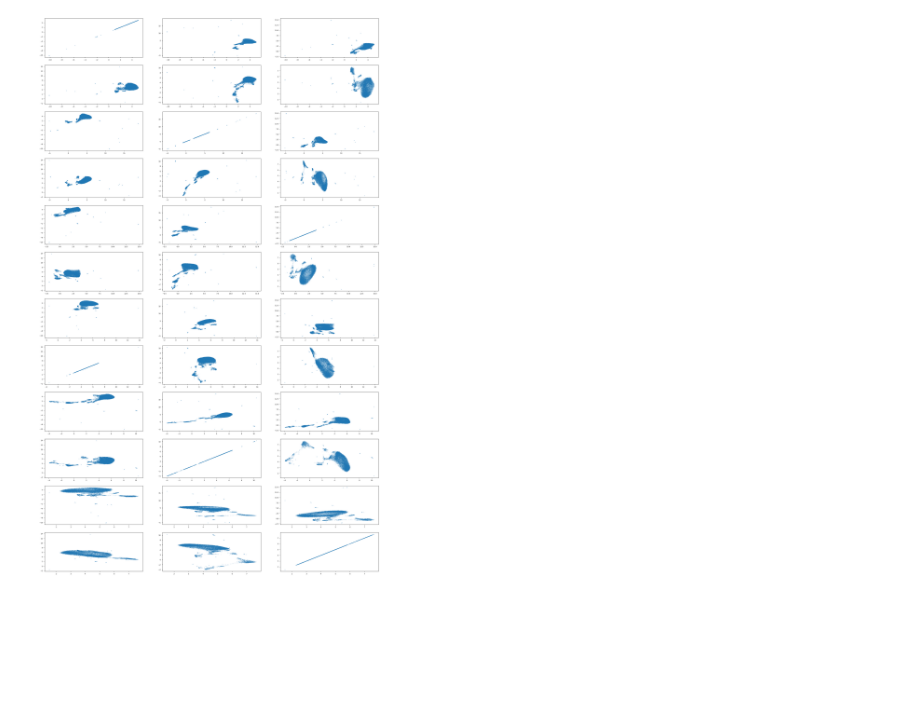
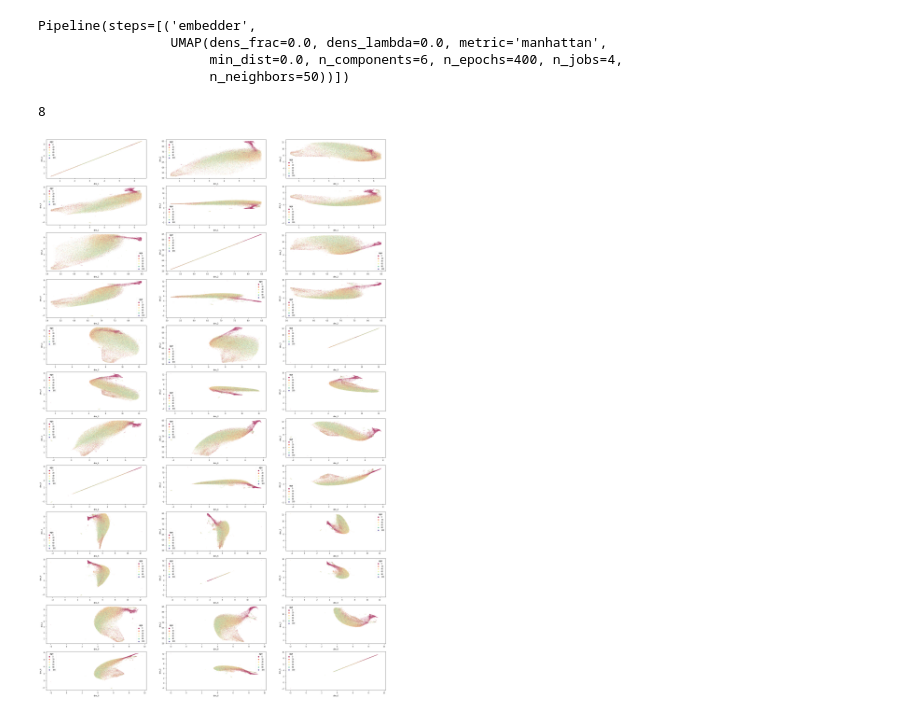
Before and after one commit to HJJoosse/celldyn_embedder, a Jupyter notebook: sandbox/create_embedded_Data.ipynb, the cells around one changed output. Drawn from its saved outputs; the diff is of its cells as text; code cells hidden in the pictures; blank space fills up the shorter version.

Commit message:
added gradient for poincare, add hyperboloid distance

```diff
--- a/sandbox/create_embedded_Data.ipynb
+++ b/sandbox/create_embedded_Data.ipynb
@@ -60,10 +70,14 @@ c_s_columns = [c for c in celldyn_full.columns if 'c_s_' in c.lower()]
 # %%
-embedder_full = umap.UMAP(n_components=6, output_metric='hyperboloid',
-                          n_neighbors=50,min_dist = 0.0,n_jobs=8,n_epochs=400)
-le_pipe = Pipeline([('scaler', StandardScaler()),
-                    ('embedder', embedder_full)])
+embedder_full = umap.UMAP(n_components=6, metric=poincarre_dist,
+                          n_neighbors=50, min_dist = 0.0,n_jobs=4, n_epochs=400)
+le_pipe = Pipeline([('embedder', embedder_full)])
 
 le_pipe.fit(celldyn_full[meas_columns].to_numpy(dtype = np.float32)) # final_columns
+# %% [output]
+Pipeline(steps=[('embedder',
+                 UMAP(dens_frac=0.0, dens_lambda=0.0, metric='manhattan',
+                      min_dist=0.0, n_components=6, n_epochs=400, n_jobs=4,
+                      n_neighbors=50))])
 # %%
 embedded_data = pd.DataFrame(le_pipe.named_steps['embedder'].embedding_,
                         columns=[f'dim_{i+1}'
@@ -76,23 +90,33 @@ embedded_data['study_id'] = celldyn_full.studyid_alle_celldyn
 embedded_data['analysis_dt'] = celldyn_full.asp_dt
 embedded_data['sample_dt'] = celldyn_full.afname_dt
 embedded_data['draw_hour'] = celldyn_full.draw_hour
+# %%
+del celldyn_full, le_pipe
+gc.collect()
+# %% [output]
+8
 # %%
 #embedded_data.to_feather("L:/lab_research/RES-Folder-UPOD/Celldynclustering/E_ResearchData/2_ResearchData/embedded_celldyn_FULL_nn50_ndim6_w_labels_w_ratio_mf100.feather")
 # %%
 plt.style.use("seaborn-paper")
 
-plot_df = pd.DataFrame(le_pipe.named_steps.embedder.embedding_,
-                    columns = [f'dim_{i}' for i in range(1,7)]).sample(20000)
-plot_df['sex'] = celldyn_full.gender
+d1q01 = embedded_data.dim_1.quantile(0.01)
+d1q99 = embedded_data.dim_1.quantile(0.99)
+d2q01 = embedded_data.dim_2.quantile(0.01)
+d2q99 = embedded_data.dim_2.quantile(0.99)
+
+plot_df = embedded_data.loc[(embedded_data.dim_1>d1q01) & (embedded_data.dim_1<d1q99) &
+                            (embedded_data.dim_2>d2q01) & (embedded_data.dim_2<d2q99) ].sample(50000)
 
 fig, ax = plt.subplots(12,3,figsize = (30,50))
 i,j = 0,0
 
+#sns.color_palette("vlag", as_cmap=True) # icefire, Spectral
 for colx in plot_df[[c for c in embedded_data if 'dim' in c]]:
     for coly in plot_df[[c for c in embedded_data if 'dim' in c]]:
-        sns.scatterplot(data=plot_df, x=colx, y=coly, hue='gender',
-                        s = 3, alpha = 0.2, ax=ax[i,j])
+        sns.scatterplot(data=plot_df, x=colx, y=coly, hue='age',
+                        s = 3, alpha = 0.2, ax=ax[i,j], palette="Spectral")
         i = i+1 if j == 2 else i
         j = j+1 if j < 2 else 0
 # %% [output]
-[figure, old version]
+[figure, new version]
```
Also changed, not shown: parts of 3 cells of this notebook, 1 other file.
